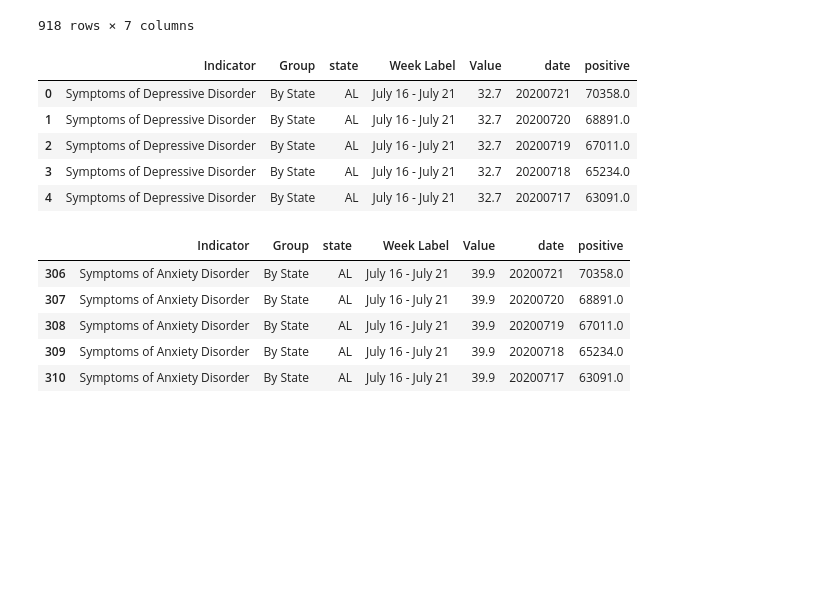
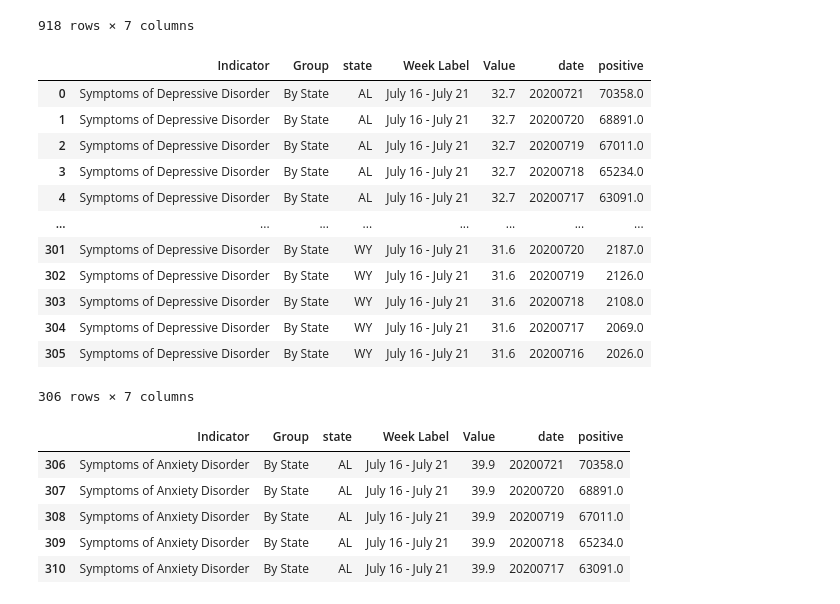
Before and after one commit to Kthomas09/GWU-Project-1, a Jupyter notebook: Final_data_linear_analysis.ipynb, the cells around one changed output. Saved outputs shown, nothing was run; the diff lists cells and outputs as text; code cells hidden in the pictures; blank space fills up the shorter version.

```diff
--- a/Final_data_linear_analysis.ipynb
+++ b/Final_data_linear_analysis.ipynb
@@ -350,14 +353,21 @@ merged_data
 # %%
 #creating dataframe for depressive symptoms of mental illness
 depressive_df=merged_data.loc[merged_data["Indicator"]=="Symptoms of Depressive Disorder"]
-depressive_df.head()
+depressive_df
 # %% [output]
 |  | Indicator | Group | state | Week Label | Value | date | positive |
 | 0 | Symptoms of Depressive Disorder | By State | AL | July 16 - July 21 | 32.7 | 20200721 | 70358.0 |
 | 1 | Symptoms of Depressive Disorder | By State | AL | July 16 - July 21 | 32.7 | 20200720 | 68891.0 |
 | 2 | Symptoms of Depressive Disorder | By State | AL | July 16 - July 21 | 32.7 | 20200719 | 67011.0 |
 | 3 | Symptoms of Depressive Disorder | By State | AL | July 16 - July 21 | 32.7 | 20200718 | 65234.0 |
 | 4 | Symptoms of Depressive Disorder | By State | AL | July 16 - July 21 | 32.7 | 20200717 | 63091.0 |
+| ... | ... | ... | ... | ... | ... | ... | ... |
+| 301 | Symptoms of Depressive Disorder | By State | WY | July 16 - July 21 | 31.6 | 20200720 | 2187.0 |
+| 302 | Symptoms of Depressive Disorder | By State | WY | July 16 - July 21 | 31.6 | 20200719 | 2126.0 |
+| 303 | Symptoms of Depressive Disorder | By State | WY | July 16 - July 21 | 31.6 | 20200718 | 2108.0 |
+| 304 | Symptoms of Depressive Disorder | By State | WY | July 16 - July 21 | 31.6 | 20200717 | 2069.0 |
+| 305 | Symptoms of Depressive Disorder | By State | WY | July 16 - July 21 | 31.6 | 20200716 | 2026.0 |
+306 rows × 7 columns
 # %%
 #creating dataframe for anxiety symptoms of mental illness
 anxiety_df=merged_data.loc[merged_data["Indicator"]=="Symptoms of Anxiety Disorder"]
```
Also changed, not shown: parts of 4 cells of this notebook.
